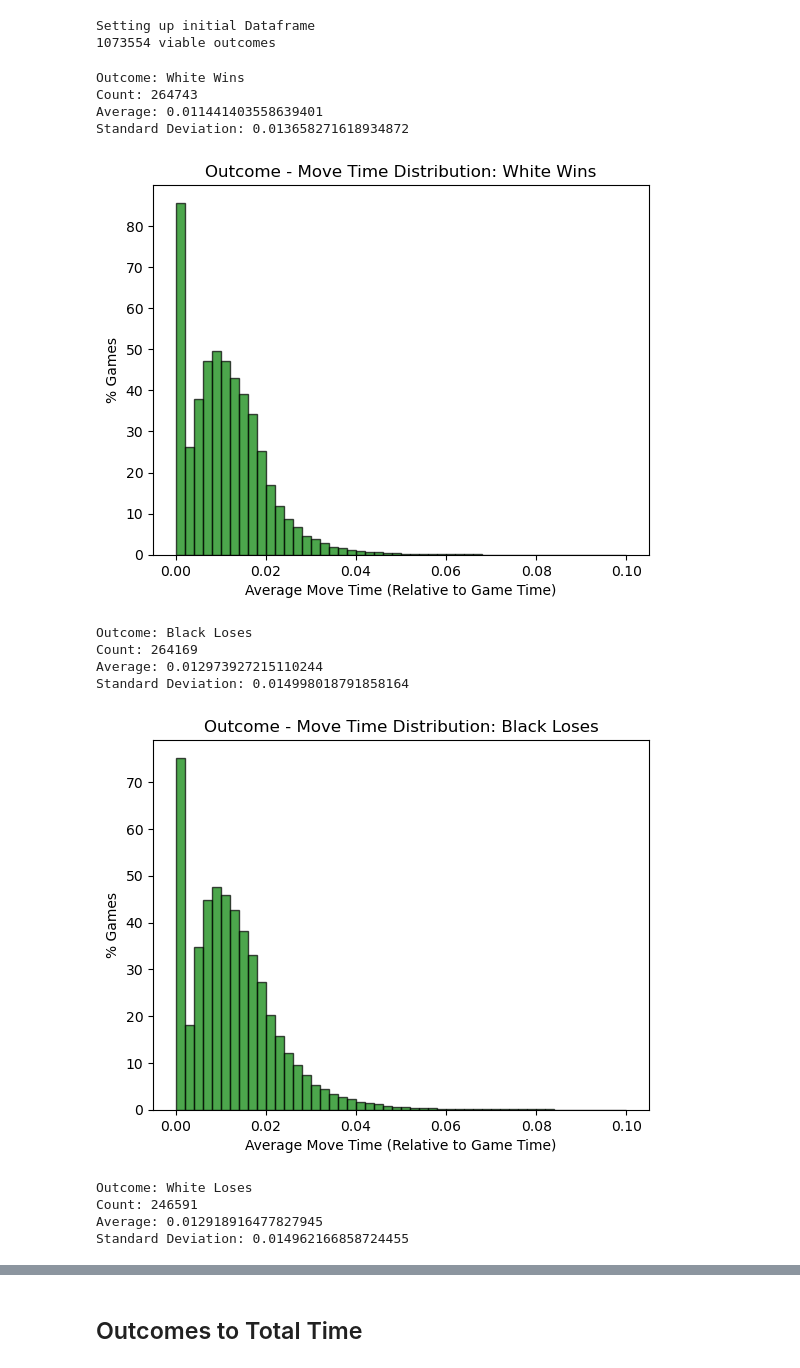
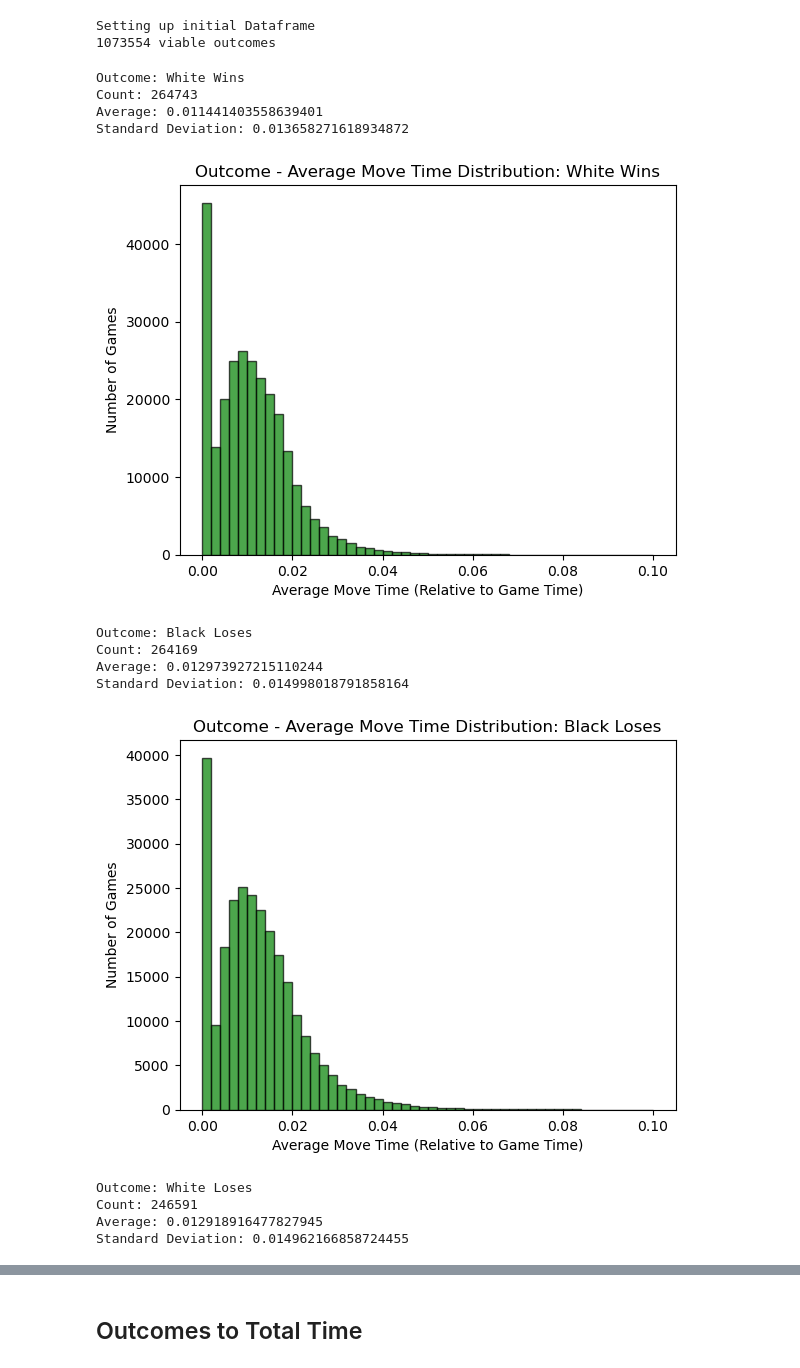
Before and after one commit to JacobIsley/435TermProject, a Jupyter notebook: OutcomeTimeStatistics.ipynb, the cells around one changed output, grey strips where cells are left out. Drawn from its saved outputs; the diff is of its cells as text; code cells hidden in the pictures.

Commit message:
Update Outcome-Time Distribution
now  with accurate y-axis

```diff
--- a/OutcomeTimeStatistics.ipynb
+++ b/OutcomeTimeStatistics.ipynb
@@ -31,28 +33,28 @@ Setting up initial Dataframe
 # %%
 for outcome, code in outcomes.items():
     print(f"Outcome: {outcome}")
     df = average_df[average_df["Outcome"] == code]
     print(f"Count: {len(df.index)}")
     print(f"Average: {df['Average Move Time'].mean()}")
     print(f"Standard Deviation: {df['Average Move Time'].std()}")
 
-    plt.hist(df["Average Move Time"], bins=50, range=(0.0, 0.1), density=True,
+    plt.hist(df["Average Move Time"], bins=50, range=(0.0, 0.1), density=False,
              alpha=0.7, color='green', edgecolor='black')
     plt.title(f"Outcome - Average Move Time Distribution: {outcome}")
     plt.xlabel("Average Move Time (Relative to Game Time)")
-    plt.ylabel("% Games")
+    plt.ylabel("Number of Games")
     plt.show()
 # %% [output]
 Outcome: White Wins
 Count: 264743
 Average: 0.011441403558639401
 Standard Deviation: 0.013658271618934872
-[figure, old version]
+[figure, new version]
 Outcome: Black Loses
 Count: 264169
 Average: 0.012973927215110244
 Standard Deviation: 0.014998018791858164
-[figure, old version]
+[figure, new version]
 Outcome: White Loses
 Count: 246591
 Average: 0.012918916477827945
```
Also changed, not shown: parts of 4 cells of this notebook.
